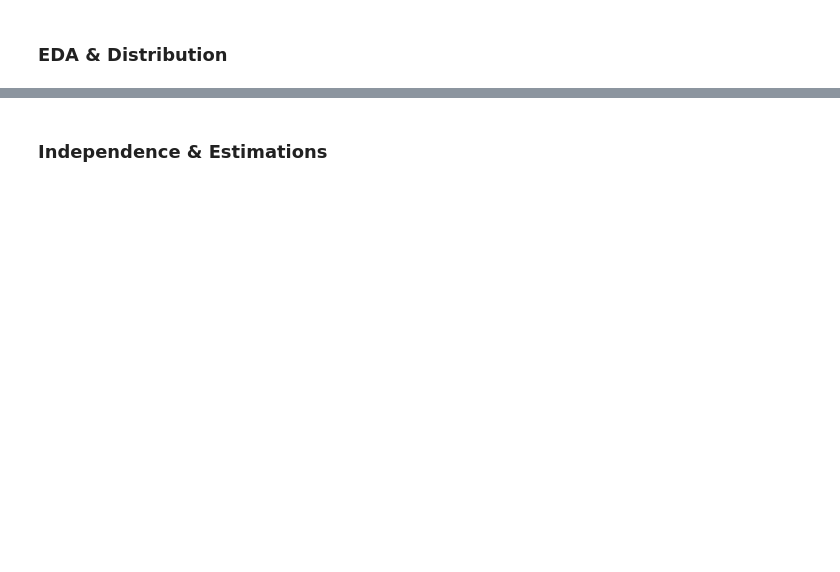
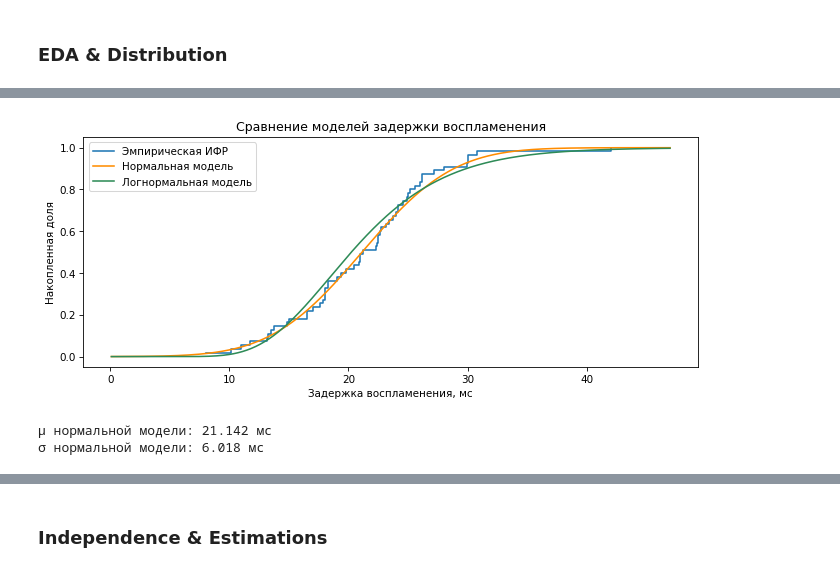
Before and after one commit to ekairaliev/AppStat-Lab01, a Jupyter notebook: AppStat_Lab01.ipynb, the cells around one changed output, grey strips where cells are left out. Saved outputs shown, nothing was run; the diff lists cells and outputs as text; code cells hidden in the pictures; blank space fills up the shorter version.

```diff
--- a/AppStat_Lab01.ipynb
+++ b/AppStat_Lab01.ipynb
@@ -1963,0 +2556,51 @@ p-value = 3.558e-05
+# %%
+delay_mu, delay_sigma = stats.norm.fit(t_delay)
+
+delay_log_mu, delay_log_sigma = stats.norm.fit(
+    np.log(t_delay)
+)
+
+delay_grid = np.linspace(0.1, t_delay.max() + 5, 500)
+
+plt.figure(figsize=(9, 4))
+
+delay_cdf.step(label="Эмпирическая ИФР")
+
+plt.plot(
+    delay_grid,
+    stats.norm.cdf(
+        delay_grid,
+        loc=delay_mu,
+        scale=delay_sigma
+    ),
+    label="Нормальная модель",
+    color="darkorange"
+)
+
+plt.plot(
+    delay_grid,
+    stats.lognorm.cdf(
+        delay_grid,
+        s=delay_log_sigma,
+        loc=0,
+        scale=np.exp(delay_log_mu)
+    ),
+    label="Логнормальная модель",
+    color="seagreen"
+)
+
+decorate(
+    xlabel="Задержка воспламенения, мс",
+    ylabel="Накопленная доля",
+    title="Сравнение моделей задержки воспламенения"
+)
+
+plt.legend()
+plt.show()
+
+print(f"μ нормальной модели: {delay_mu:.3f} мс")
+print(f"σ нормальной модели: {delay_sigma:.3f} мс")
+# %% [output]
+[figure, added]
+μ нормальной модели: 21.142 мс
+σ нормальной модели: 6.018 мс
```
Also changed, not shown: parts of 49 cells of this notebook.
